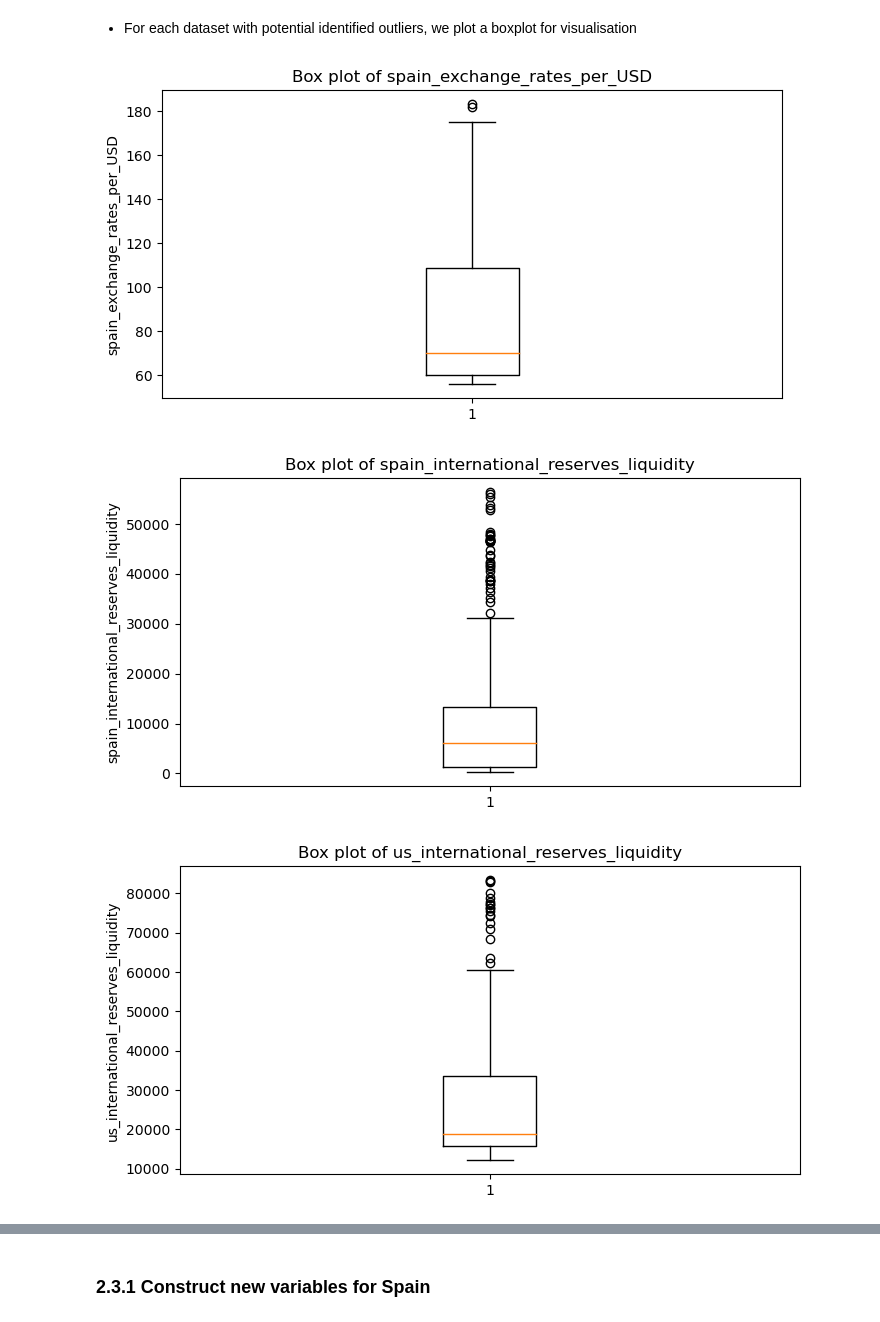
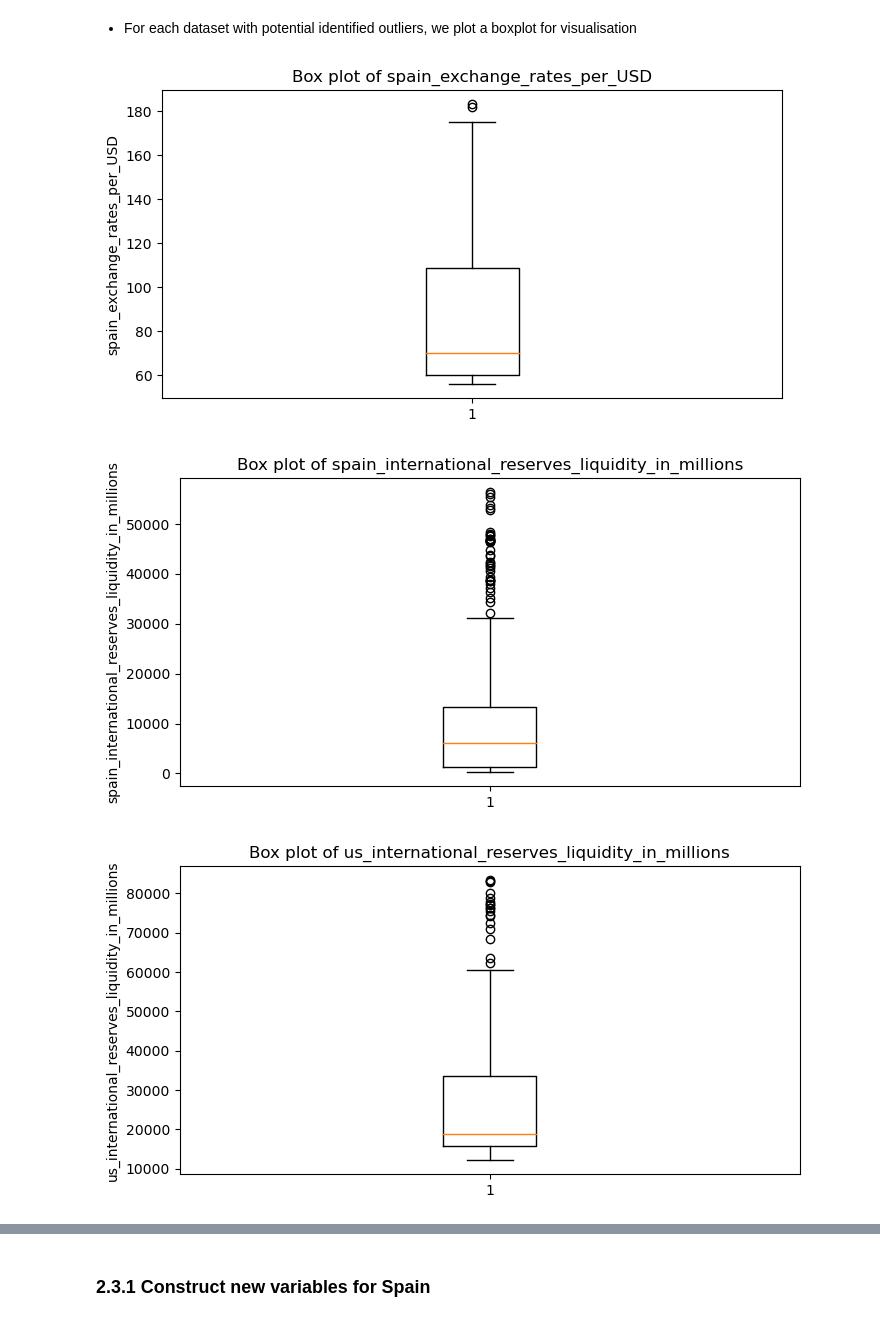
Before and after one commit to yuyaobai/ec1b1-coursework-group15, a Jupyter notebook: EC1B1_Code_Group15.ipynb, the cells around one changed output, grey strips where cells are left out. Cells and saved outputs as stored; diff of their text form; code cells hidden in the pictures.

```diff
--- a/EC1B1_Code_Group15.ipynb
+++ b/EC1B1_Code_Group15.ipynb
@@ -24,9 +25,9 @@ merged_df = pd.merge(spain_raw, us_raw, on='date')
 # %%
 merged_df.rename(columns={'Economic Activity, Industrial Production, Index': 'spain_industrial_production',
                            'Exchange Rates, National Currency Per U.S. Dollar, Period Average, Rate': 'spain_exchange_rates_per_USD',
-                           'International Reserves and Liquidity, Reserves, Official Reserve Assets, US Dollar_x': 'spain_international_reserves_liquidity',
+                           'International Reserves and Liquidity, Reserves, Official Reserve Assets, US Dollar_x': 'spain_international_reserves_liquidity_in_millions',
                            'Prices, Consumer Price Index, All items, Index_x': 'spain_consumer_prices',
-                           'International Reserves and Liquidity, Reserves, Official Reserve Assets, US Dollar_y': 'us_international_reserves_liquidity',
+                           'International Reserves and Liquidity, Reserves, Official Reserve Assets, US Dollar_y': 'us_international_reserves_liquidity_in_millions',
                            'Prices, Consumer Price Index, All items, Index_y': 'us_consumer_prices'}, inplace=True)
 # %%
 # format the month and year variable in a date format
@@ -43,5 +44,5 @@ We have employed 3 methods to determine if there are any outliers in our dataset
 # %%
-columns = ['spain_industrial_production', 'spain_exchange_rates_per_USD', 'spain_international_reserves_liquidity', 'spain_consumer_prices', 'us_international_reserves_liquidity', 'us_consumer_prices']
+columns = ['spain_industrial_production', 'spain_exchange_rates_per_USD', 'spain_international_reserves_liquidity_in_millions', 'spain_consumer_prices', 'us_international_reserves_liquidity_in_millions', 'us_consumer_prices']
 
 outliers_dict = {}
 
@@ -74,16 +75,16 @@ Outliers for column "us_consumer_prices": []
 - For each dataset with potential identified outliers, we plot a boxplot for visualisation
 # %%
 # create a box plot for each column
-bp_columns = ['spain_exchange_rates_per_USD', 'spain_international_reserves_liquidity', 'us_international_reserves_liquidity']
+bp_columns = ['spain_exchange_rates_per_USD', 'spain_international_reserves_liquidity_in_millions', 'us_international_reserves_liquidity_in_millions']
 for col in bp_columns:
     plt.figure(figsize=(8,4))
     plt.title(f'Box plot of {col}')
     plt.ylabel(col)
     plt.boxplot(merged_df[col])
     plt.show()
 # %% [output]
 [figure]
-[figure, old version]
+[figure, new version]
-[figure, old version]
+[figure, new version]
 # %% [markdown]
 Conclusion:
```
Also changed, not shown: parts of 21 cells of this notebook, 11 other files.
